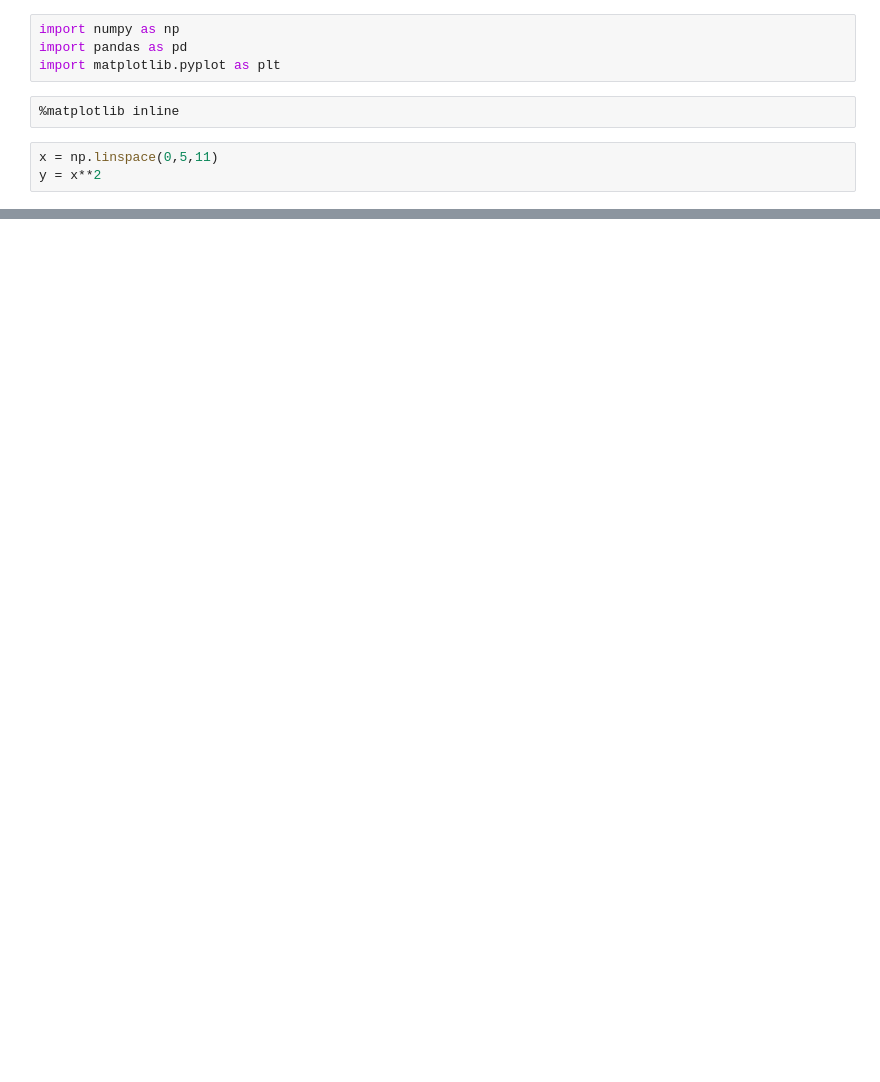
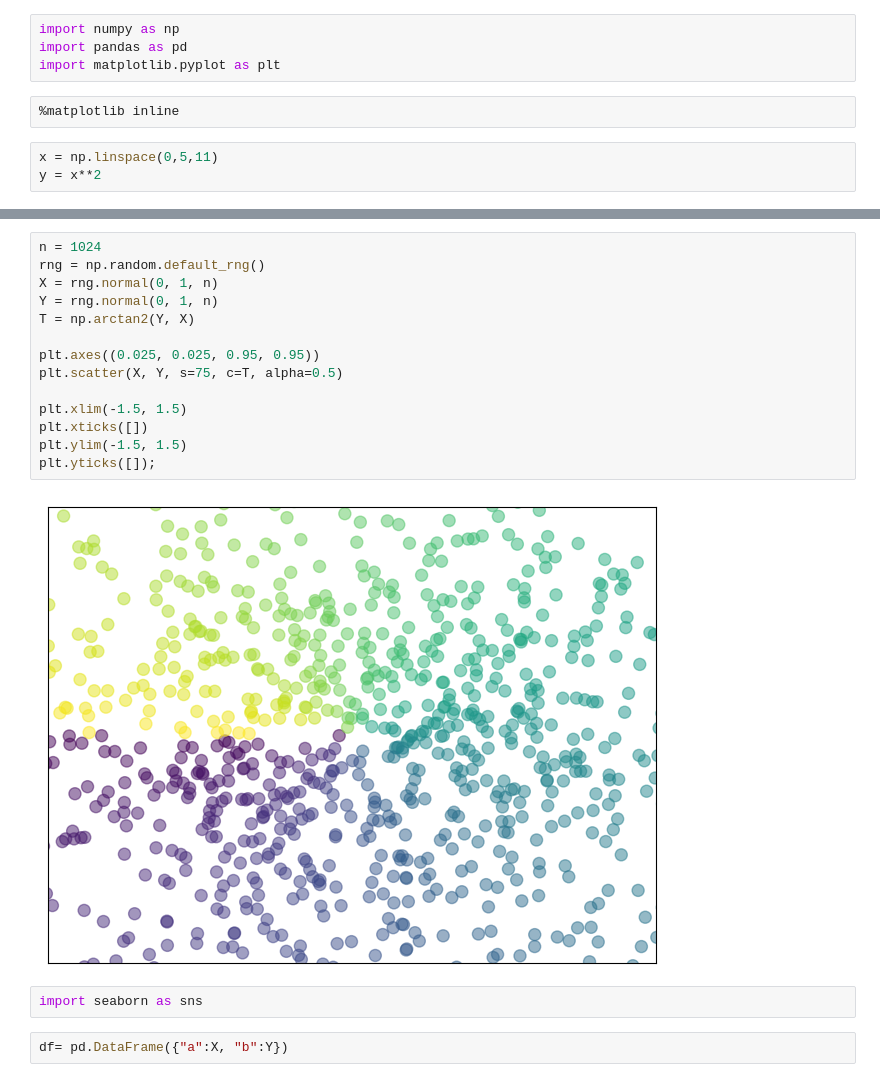
Before and after one commit to rajgouravjain/dspy3, a Jupyter notebook: datascience/eda-tutorial/matplotlib-practice-1.ipynb, the cells around one changed output, grey strips where cells are left out. Drawn from its saved outputs; the diff is of its cells as text; blank space fills up the shorter version.

```diff
--- a/datascience/eda-tutorial/matplotlib-practice-1.ipynb
+++ b/datascience/eda-tutorial/matplotlib-practice-1.ipynb
@@ -59,0 +90,20 @@ Text(0, 0.5, 'Y2')
+# %%
+n = 1024
+rng = np.random.default_rng()
+X = rng.normal(0, 1, n)
+Y = rng.normal(0, 1, n)
+T = np.arctan2(Y, X)
+
+plt.axes((0.025, 0.025, 0.95, 0.95))
+plt.scatter(X, Y, s=75, c=T, alpha=0.5)
+
+plt.xlim(-1.5, 1.5)
+plt.xticks([])
+plt.ylim(-1.5, 1.5)
+plt.yticks([]);
+# %% [output]
+[figure, added]
+# %%
+import seaborn as sns
+# %%
+df= pd.DataFrame({"a":X, "b":Y})
```
Also changed, not shown: parts of 10 cells of this notebook, 5 other files.
